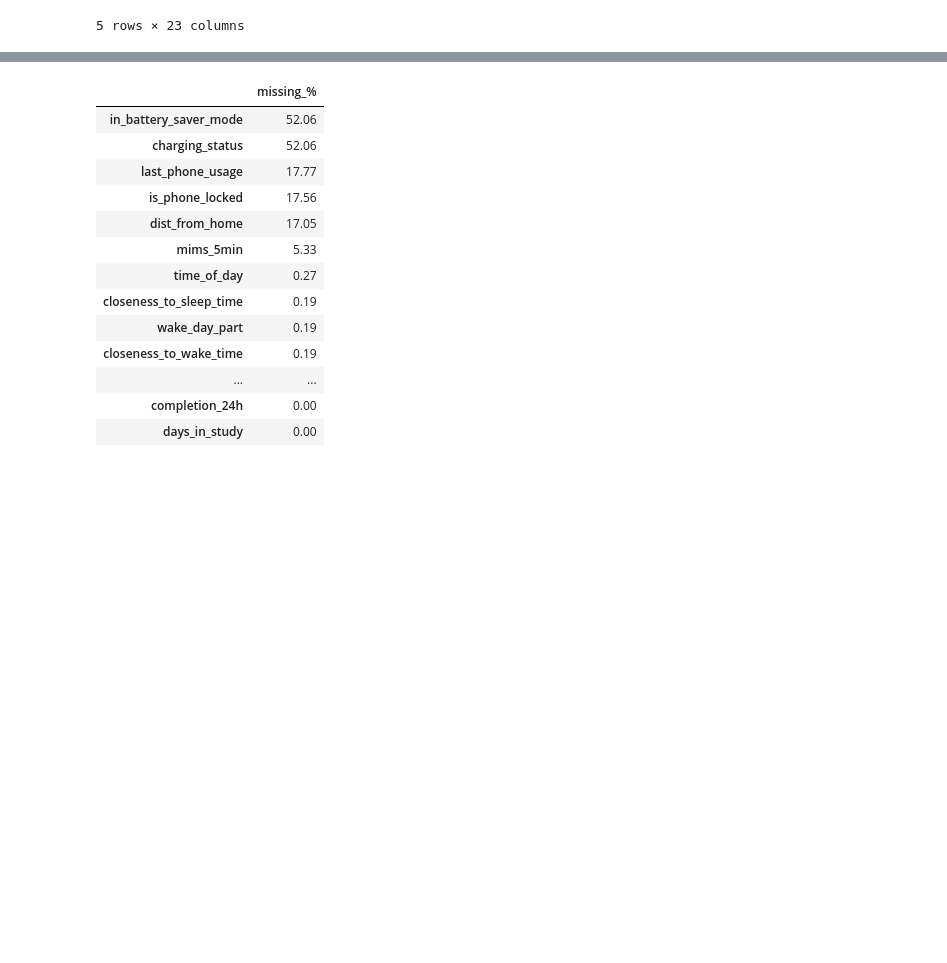
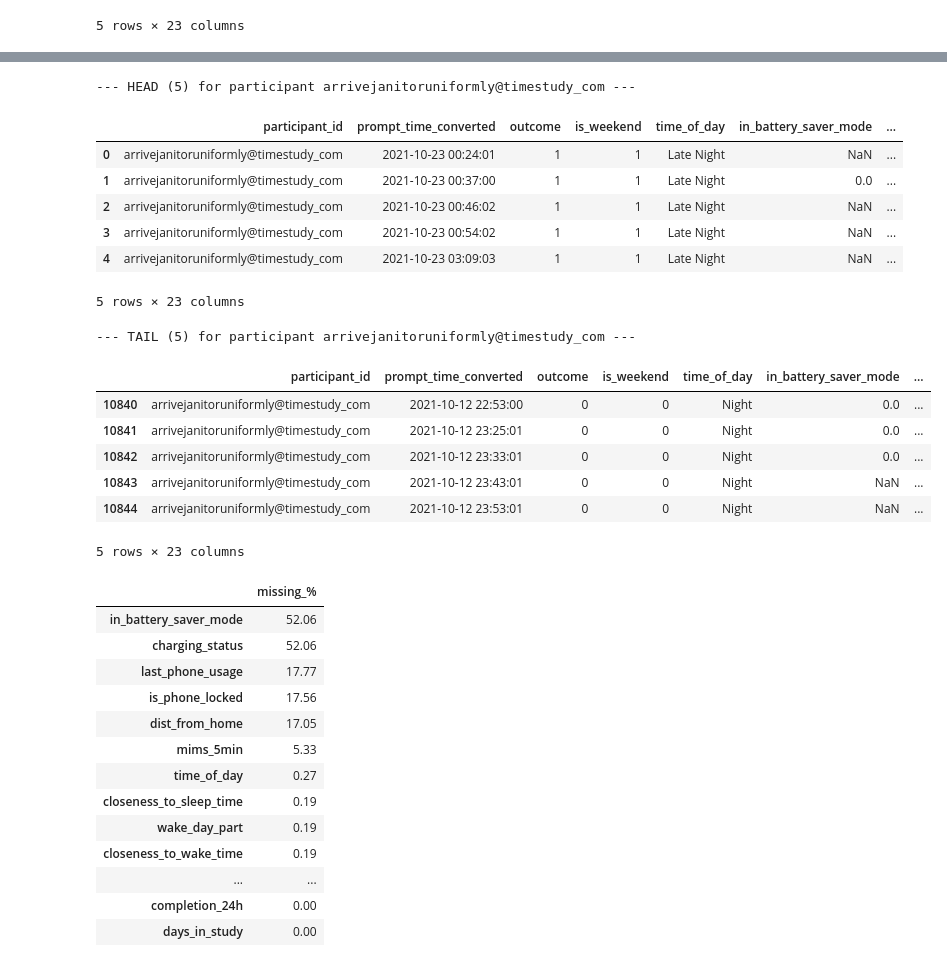
Before and after one commit to adityaponnada/real_time_prompting, a Jupyter notebook: feature_selection_normalization.ipynb, the cells around one changed output, grey strips where cells are left out. Cells and saved outputs as stored; diff of their text form; code cells hidden in the pictures; blank space fills up the shorter version.

```diff
--- a/feature_selection_normalization.ipynb
+++ b/feature_selection_normalization.ipynb
@@ -37,3 +132,50 @@ For all the features, we will get the % of missing data in them.
+# %%
+from IPython.display import display
+
+def print_participant_head_tail(df, participant_id, id_col: str = 'participant_id', n: int = 5):
+    """
+    Simple utility: print the head and tail of `df` for the given participant_id.
+
+    Parameters
+    - df: pandas DataFrame containing participant rows
+    - participant_id: value of the participant id to filter
+    - id_col: name of the participant id column (default 'participant_id')
+    - n: number of rows to show from head and tail (default 5)
+    """
+    if df is None:
+        print('Provided DataFrame is None')
+        return
+    if id_col not in df.columns:
+        print(f"id_col '{id_col}' not found in DataFrame columns")
+        return
+    sub = df[df[id_col] == participant_id]
+    if sub.empty:
+        print(f"No rows found for {id_col}={participant_id}")
+        return
+    print(f"--- HEAD ({n}) for participant {participant_id} ---")
+    display(sub.head(n))
+    print(f"--- TAIL ({n}) for participant {participant_id} ---")
+    display(sub.tail(n))
+
+# Example usage (uncomment and replace with a real id):
+print_participant_head_tail(raw_feature_df, 'arrivejanitoruniformly@timestudy_com', n=5)
+# %% [output]
+--- HEAD (5) for participant arrivejanitoruniformly@timestudy_com ---
+|  | participant_id | prompt_time_converted | outcome | is_weekend | time_of_day | in_battery_saver_mode | ... |
+| 0 | arrivejanitoruniformly@timestudy_com | 2021-10-23 00:24:01 | 1 | 1 | Late Night | NaN | ... |
+| 1 | arrivejanitoruniformly@timestudy_com | 2021-10-23 00:37:00 | 1 | 1 | Late Night | 0.0 | ... |
+| 2 | arrivejanitoruniformly@timestudy_com | 2021-10-23 00:46:02 | 1 | 1 | Late Night | NaN | ... |
+| 3 | arrivejanitoruniformly@timestudy_com | 2021-10-23 00:54:02 | 1 | 1 | Late Night | NaN | ... |
+| 4 | arrivejanitoruniformly@timestudy_com | 2021-10-23 03:09:03 | 1 | 1 | Late Night | NaN | ... |
+5 rows × 23 columns
+--- TAIL (5) for participant arrivejanitoruniformly@timestudy_com ---
+|  | participant_id | prompt_time_converted | outcome | is_weekend | time_of_day | in_battery_saver_mode | ... |
+| 10840 | arrivejanitoruniformly@timestudy_com | 2021-10-12 22:53:00 | 0 | 0 | Night | 0.0 | ... |
+| 10841 | arrivejanitoruniformly@timestudy_com | 2021-10-12 23:25:01 | 0 | 0 | Night | 0.0 | ... |
+| 10842 | arrivejanitoruniformly@timestudy_com | 2021-10-12 23:33:01 | 0 | 0 | Night | 0.0 | ... |
+| 10843 | arrivejanitoruniformly@timestudy_com | 2021-10-12 23:43:01 | 0 | 0 | Night | NaN | ... |
+| 10844 | arrivejanitoruniformly@timestudy_com | 2021-10-12 23:53:01 | 0 | 0 | Night | NaN | ... |
+5 rows × 23 columns
 # %%
 def missing_value_table(df):
     skip_cols = ['participant_id', 'prompt_time_converted', 'outcome']
```
Also changed, not shown: parts of 16 cells of this notebook, 2 other files.
